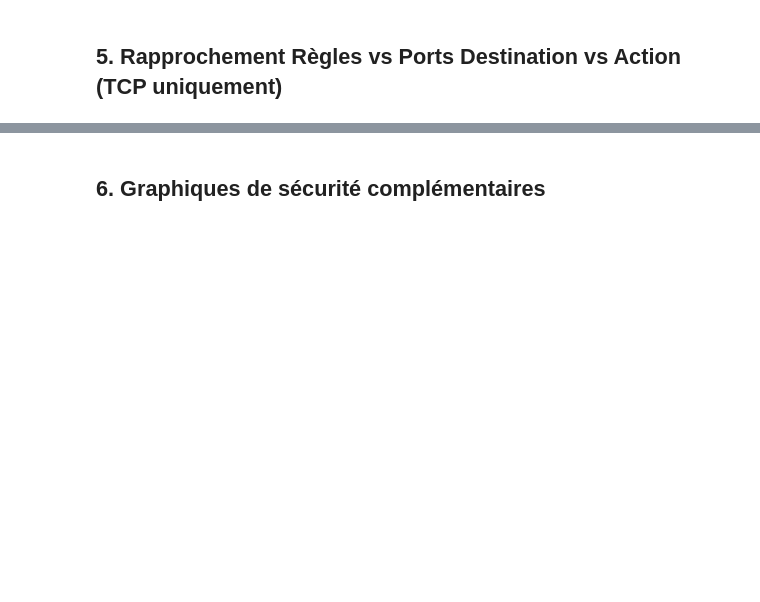
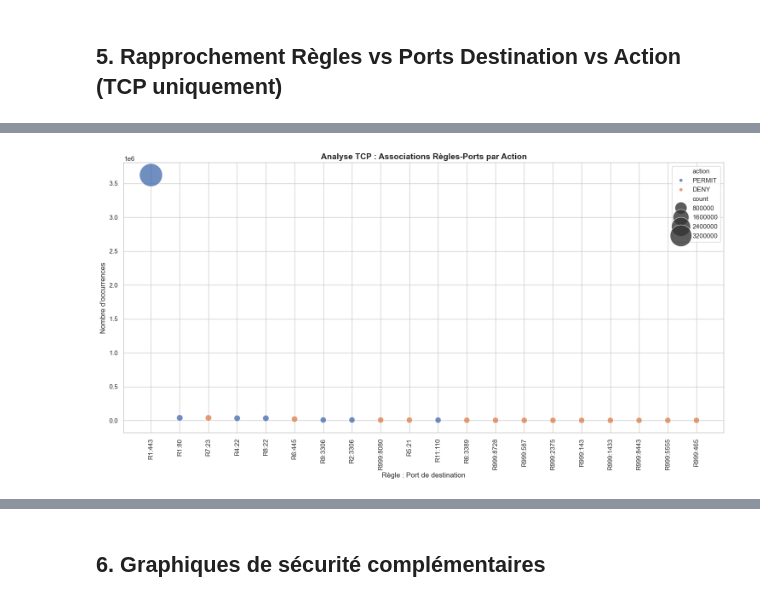
Before and after one commit to OlivierBOROT/Challenge-Security, a Jupyter notebook: analyse_des_donnees_brutes/analyse_logs.ipynb, the cells around one changed output, grey strips where cells are left out. Cells and saved outputs as stored; diff of their text form; code cells hidden in the pictures; blank space fills up the shorter version.

```diff
--- a/analyse_des_donnees_brutes/analyse_logs.ipynb
+++ b/analyse_des_donnees_brutes/analyse_logs.ipynb
@@ -130,30 +1346,81 @@ if rule_col:
 # %% [markdown]
 ## 5. Rapprochement Règles vs Ports Destination vs Action (TCP uniquement)
 # %%
-# Colonnes probables pour port destination et action
-dst_port_col = next((col for col in ['dst_port', 'dest_port', 'service', 'port'] if col in df.columns), None)
-action_col = next((col for col in ['action', 'status'] if col in df.columns), None)
+# Analyse TCP : Rapprochement Règles vs Ports vs Actions
+rule_col = 'rule_id'       # Colonne des règles firewall
+dst_port_col = 'dst_port'  # Colonne des ports de destination
+action_col = 'action'      # Colonne des actions (PERMIT/DENY, etc.)
 
-if rule_col and dst_port_col and action_col:
-    # Filtrer sur TCP
+if len(df) > 0 and rule_col in df.columns:
+    # Filtrer sur TCP uniquement
     df_tcp = df[df['protocol_deduced'] == 'TCP'].copy()
 
-    # On regroupe par Règle, Port, et Action
-    analysis_tcp = df_tcp.groupby([rule_col, dst_port_col, action_col]).size().reset_index(name='count')
+    if len(df_tcp) > 0:
+        print("=" * 70)
+        print("ANALYSE TCP : RAPPROCHEMENT RÈGLES - PORTS - ACTIONS")
+        print("=" * 70)
+        print(f"Nombre total de connexions TCP analysées : {len(df_tcp):,}")
 
-    # On trie par nombre d'occurrences pour voir les plus fréquents
-    analysis_tcp = analysis_tcp.sort_values(by='count', ascending=False).head(20)
+        # Analyse des associations Règle-Port-Action
+        analysis_tcp = df_tcp.groupby([rule_col, dst_port_col, action_col]).size().reset_index(name='count')
+        analysis_tcp = analysis_tcp.sort_values(by='count', ascending=False).head(20)
 
-    print("Top 20 Associations : Règle - Port - Action (TCP)")
-    print(analysis_tcp)
+        print(f"\nTOP 20 ASSOCIATIONS RÈGLE - PORT - ACTION :")
+        print("-" * 70)
+        for idx, row in analysis_tcp.iterrows():
+            print(f"Règle {row[rule_col]:3} | Port {row[dst_port_col]:5} | {row[action_col]:6} | {row['count']:7,} occurrences")
 
-    # Visualisation (Bubble plot ou Heatmap simplifié)
-    plt.figure(figsize=(14, 8))
-    # Création d'une colonne combinée pour l'axe X
-    analysis_tcp['rule_port'] = analysis_tcp[rule_col].astype(str) + " : " + analysis_tcp[dst_port_col].astype(str)
+        # Graphique 1 : Scatter plot des associations
+        plt.figure(figsize=(15, 8))
+        analysis_tcp['rule_port'] = "R" + analysis_tcp[rule_col].astype(str) + ":" + analysis_tcp[dst_port_col].astype(str)
 
-    sns.scatterplot(data=analysis_tcp, x='rule_port', y='count', hue=action_col, size='count', sizes=(100, 1000))
-    plt.xticks(rotation=90)
-    plt.title("Analyse TCP : Règles et Ports par Action")
-    plt.tight_layout()
-    plt.show()
+        sns.scatterplot(data=analysis_tcp, x='rule_port', y='count', hue=action_col,
+                       size='count', sizes=(100, 1500), alpha=0.8)
+        plt.xticks(rotation=90)
+        plt.title("Analyse TCP : Associations Règles-Ports par Action", fontsize=14, fontweight='bold')
+        plt.xlabel("Règle : Port de destination")
+        plt.ylabel("Nombre d'occurrences")
+        plt.tight_layout()
+        plt.show()
+
+        # Graphique 2 : Heatmap des top ports par action
+        print("\n" + "=" * 50)
+        print("RÉPARTITION DES ACTIONS TCP PAR PORT DE DESTINATION")
+        print("=" * 50)
+
+        # Top 15 des ports les plus ciblés en TCP
+        top_ports_tcp = df_tcp[dst_port_col].value_counts().head(15)
+        port_action_matrix = df_tcp[df_tcp[dst_port_col].isin(top_ports_tcp.index)].groupby([dst_port_col, action_col]).size().unstack(fill_value=0)
+
+        plt.figure(figsize=(12, 8))
+        sns.heatmap(port_action_matrix, annot=True, fmt='d', cmap='YlOrRd',
+                   cbar_kws={'label': 'Nombre de connexions'})
+        plt.title("Répartition des Actions par Port de Destination (TCP)", fontweight='bold')
+        plt.xlabel("Type d'Action")
+        plt.ylabel("Port de destination")
+        plt.tight_layout()
+        plt.show()
+
+        # Analyse supplémentaire : Règles les + restrictives pour TCP
+        print("\n" + "=" * 50)
+        print("ANALYSE DES RÈGLES LES PLUS RESTRICTIVES (TCP)")
+        print("=" * 50)
+
+        # Calcul du ratio DENY/Total par règle
+        rule_actions = df_tcp.groupby([rule_col, action_col]).size().unstack(fill_value=0)
+        if 'DENY' in rule_actions.columns:
+            rule_actions['total'] = rule_actions.sum(axis=1)
+            rule_actions['deny_ratio'] = rule_actions['DENY'] / rule_actions['total'] * 100
+            top_restrictive = rule_actions.sort_values('deny_ratio', ascending=False).head(10)
+
+            print("Top 10 des règles les plus restrictives :")
+            for idx, (rule, data) in enumerate(top_restrictive.iterrows(), 1):
+                total_rule = data['total']
+                deny_pct = data['deny_ratio']
+                print(f"{idx:2d}. Règle {rule}: {deny_pct:5.1f}% de refus ({total_rule:,} total)")
+
+    else:
+        print("Aucune donnée TCP trouvée pour l'analyse.")
+else:
+    print("Données insuffisantes pour l'analyse TCP ou colonne manquante.")
+# %% [output]
@@ -159,0 +1444 @@ if rule_col and dst_port_col and action_col:
+[figure, added]
```
Also changed, not shown: parts of 12 cells of this notebook, 4 other files.
